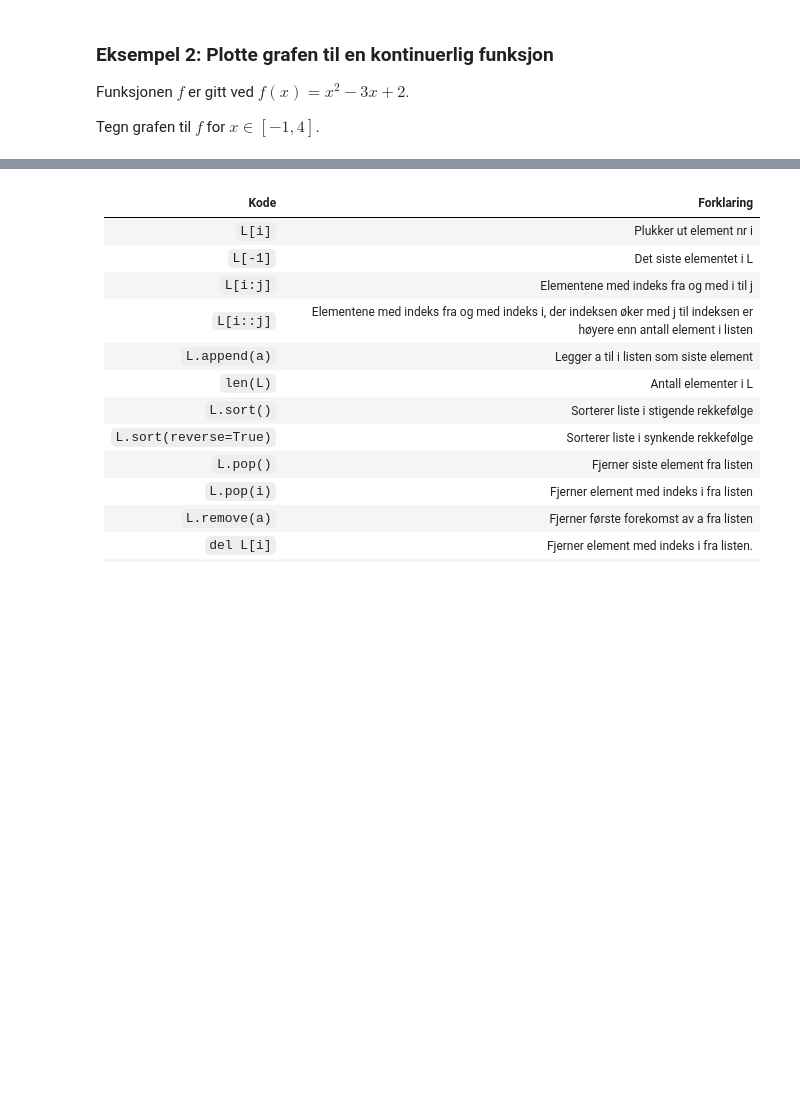
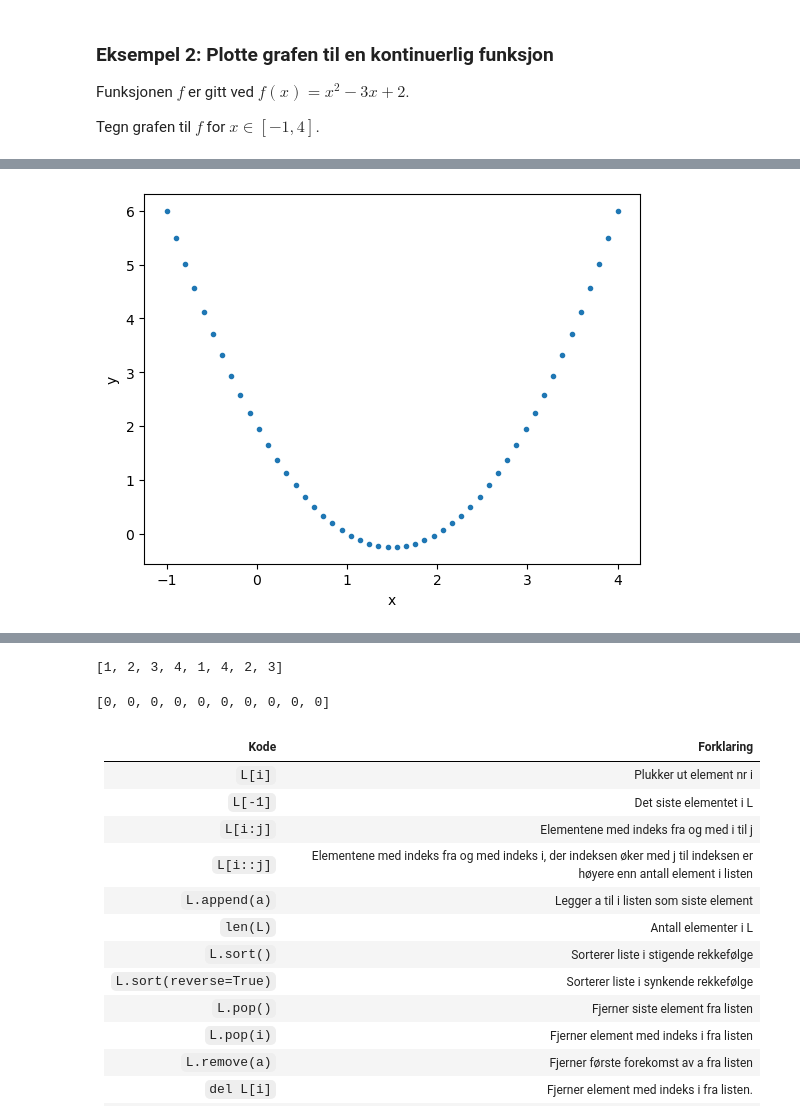
Before and after one commit to tork73/progkurs, a Jupyter notebook: _sources/programmer/webinar2/webinar2-bilder.ipynb, the cells around one changed output, grey strips where cells are left out. Saved outputs shown, nothing was run; the diff lists cells and outputs as text; code cells hidden in the pictures; blank space fills up the shorter version.

````diff
--- a/_sources/programmer/webinar2/webinar2-bilder.ipynb
+++ b/_sources/programmer/webinar2/webinar2-bilder.ipynb
@@ -37,3 +57,18 @@ Tegn grafen til $f$ for $x \in [-1, 4]$.
+# %%
+import numpy as np
+import matplotlib.pyplot as plt
+
+def f(x):
+    return x**2-3*x+2
+
+X = np.linspace(-1, 4, 50)
+
+plt.plot(X, f(X), ".")
+plt.xlabel("x")
+plt.ylabel("y")
+plt.show()
+# %% [output]
+[figure, added]
 # %% [markdown]
 ![array](array-romersk.png)
 
@@ -51,6 +86,17 @@ Arrayer i Python er en type variabel som kan inneholde flere elementer. Elemente
 import numpy as np
 array = np.array([1, 2, 3, 4, 5])
 ```
+# %%
+L = [1, 2, 3, 4]
+M = [1, 4, 2, 3]
+L+M
+# %% [output]
+[1, 2, 3, 4, 1, 4, 2, 3]
+# %%
+L = [0] * 10
+L
+# %% [output]
+[0, 0, 0, 0, 0, 0, 0, 0, 0, 0]
 # %% [markdown]
 | Kode                | Forklaring                                           |
 |---------------------|------------------------------------------------------|
````
Also changed, not shown: parts of 32 cells of this notebook, 36 other files.
